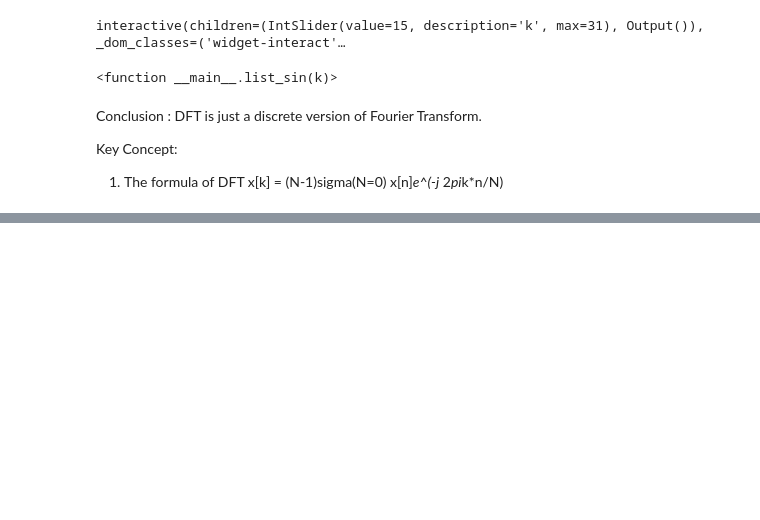
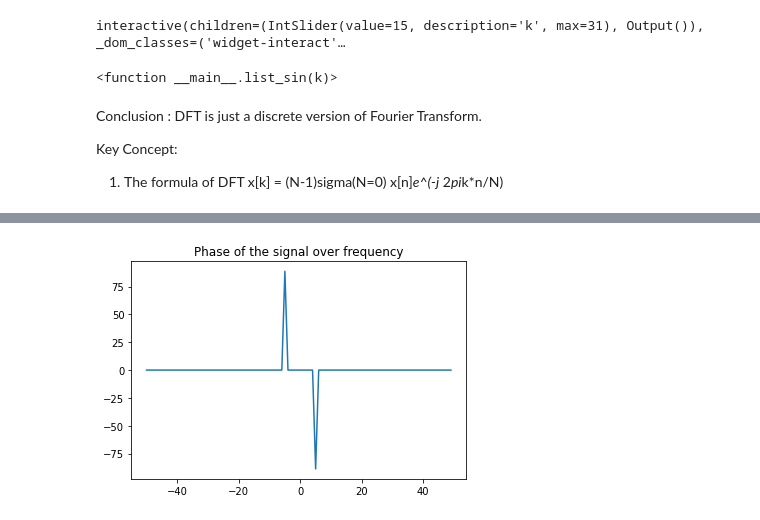
Before and after one commit to EventHorizon1003/DSP-Learning-, a Jupyter notebook: FFT_learnig.ipynb, the cells around one changed output, grey strips where cells are left out. Drawn from its saved outputs; the diff is of its cells as text; code cells hidden in the pictures; blank space fills up the shorter version.

```diff
--- a/FFT_learnig.ipynb
+++ b/FFT_learnig.ipynb
@@ -266,0 +328,10 @@ Key Concept:
+# %%
+# Plot the phase over the frequency
+
+phase = (np.arctan(np.imag(X_shift), np.real(X_shift))*180/np.pi)
+
+plt.plot(f_cos, phase)
+plt.title("Phase of the signal over frequency")
+plt.show()
+# %% [output]
+[figure, added]
```
Also changed, not shown: parts of 2 cells of this notebook.
